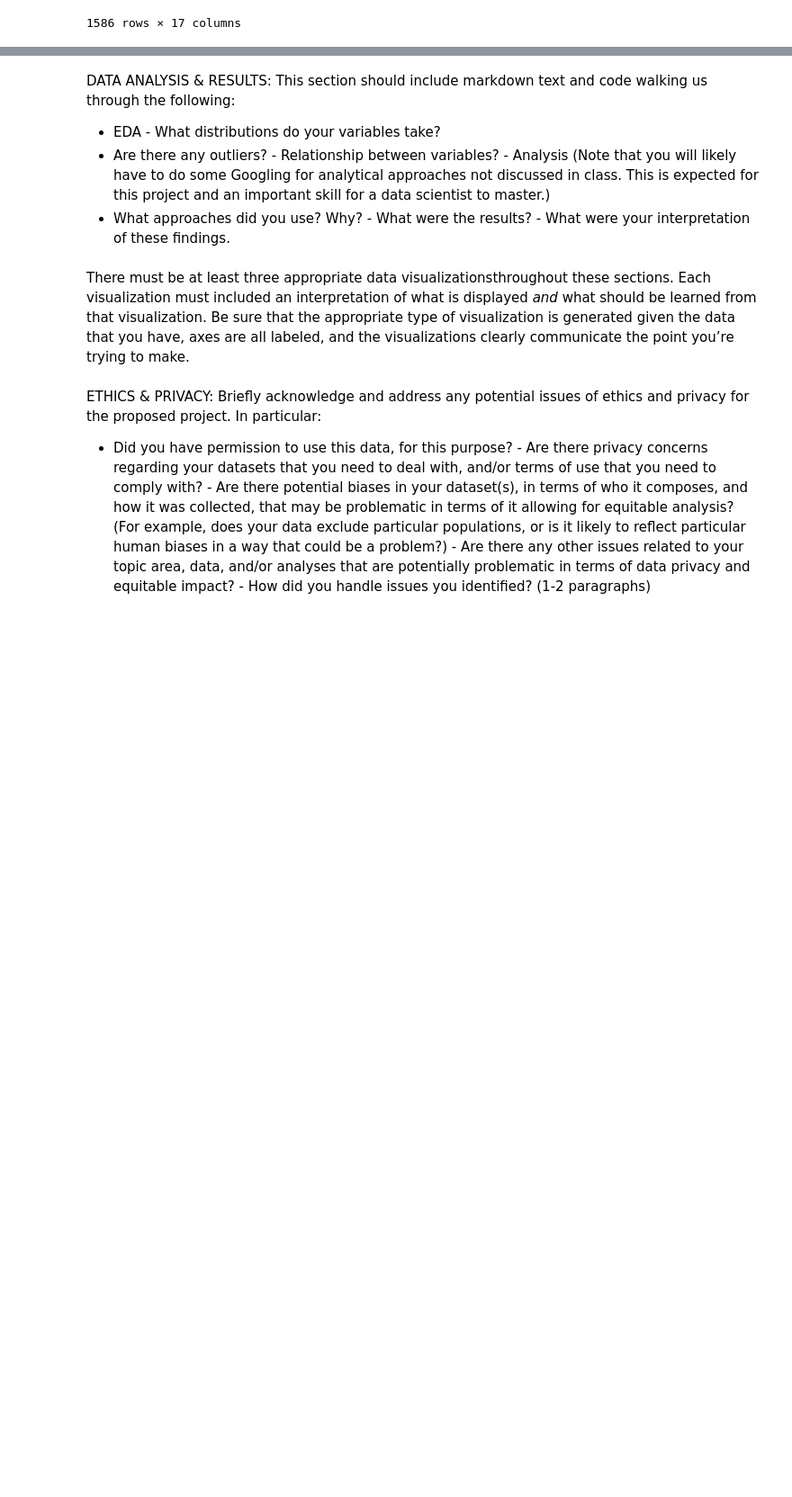
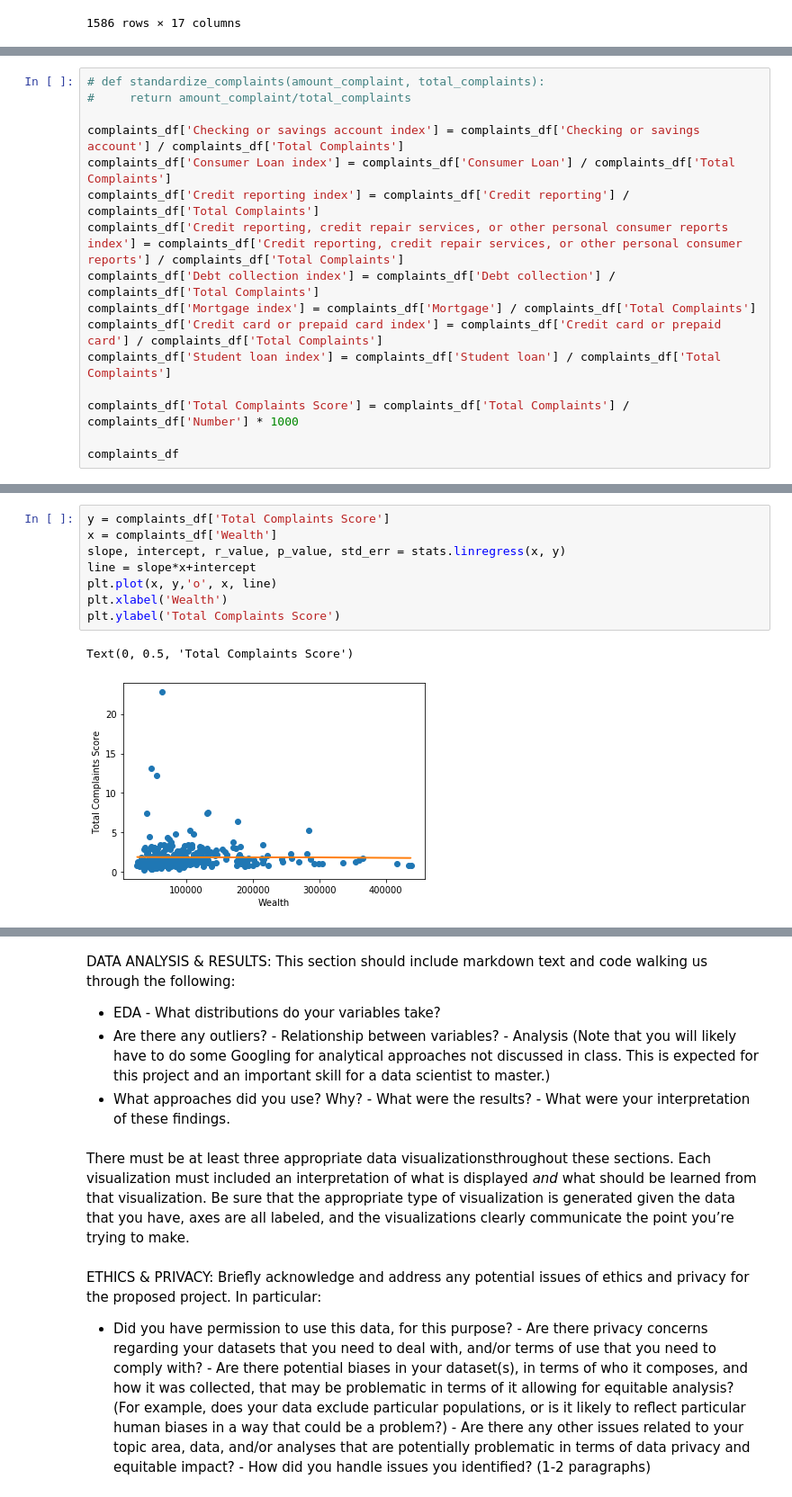
Before and after one commit to jmdangelo/Cogs108-Final-Project, a Jupyter notebook: FinalProject.ipynb, the cells around one changed output, grey strips where cells are left out. Shown at 90% size. Cells and saved outputs as stored; diff of their text form; blank space fills up the shorter version.

Commit message:
added graphs and stuff

```diff
--- a/FinalProject.ipynb
+++ b/FinalProject.ipynb
@@ -165,0 +178,16 @@ complaints_df
+# %%
+# def standardize_complaints(amount_complaint, total_complaints):
+#     return amount_complaint/total_complaints
+
+complaints_df['Checking or savings account index'] = complaints_df['Checking or savings account'] / complaints_df['Total Complaints']
+complaints_df['Consumer Loan index'] = complaints_df['Consumer Loan'] / complaints_df['Total Complaints']
+complaints_df['Credit reporting index'] = complaints_df['Credit reporting'] / complaints_df['Total Complaints']
+complaints_df['Credit reporting, credit repair services, or other personal consumer reports index'] = complaints_df['Credit reporting, credit repair services, or other personal consumer reports'] / complaints_df['Total Complaints']
+complaints_df['Debt collection index'] = complaints_df['Debt collection'] / complaints_df['Total Complaints']
+complaints_df['Mortgage index'] = complaints_df['Mortgage'] / complaints_df['Total Complaints']
+complaints_df['Credit card or prepaid card index'] = complaints_df['Credit card or prepaid card'] / complaints_df['Total Complaints']
+complaints_df['Student loan index'] = complaints_df['Student loan'] / complaints_df['Total Complaints']
+
+complaints_df['Total Complaints Score'] = complaints_df['Total Complaints'] / complaints_df['Number'] * 1000
+
+complaints_df
@@ -165,0 +213,11 @@ complaints_df
+# %%
+y = complaints_df['Total Complaints Score']
+x = complaints_df['Wealth']
+slope, intercept, r_value, p_value, std_err = stats.linregress(x, y)
+line = slope*x+intercept
+plt.plot(x, y,'o', x, line)
+plt.xlabel('Wealth')
+plt.ylabel('Total Complaints Score')
+# %% [output]
+Text(0, 0.5, 'Total Complaints Score')
+[figure, added]
```
Also changed, not shown: parts of 10 cells of this notebook.
